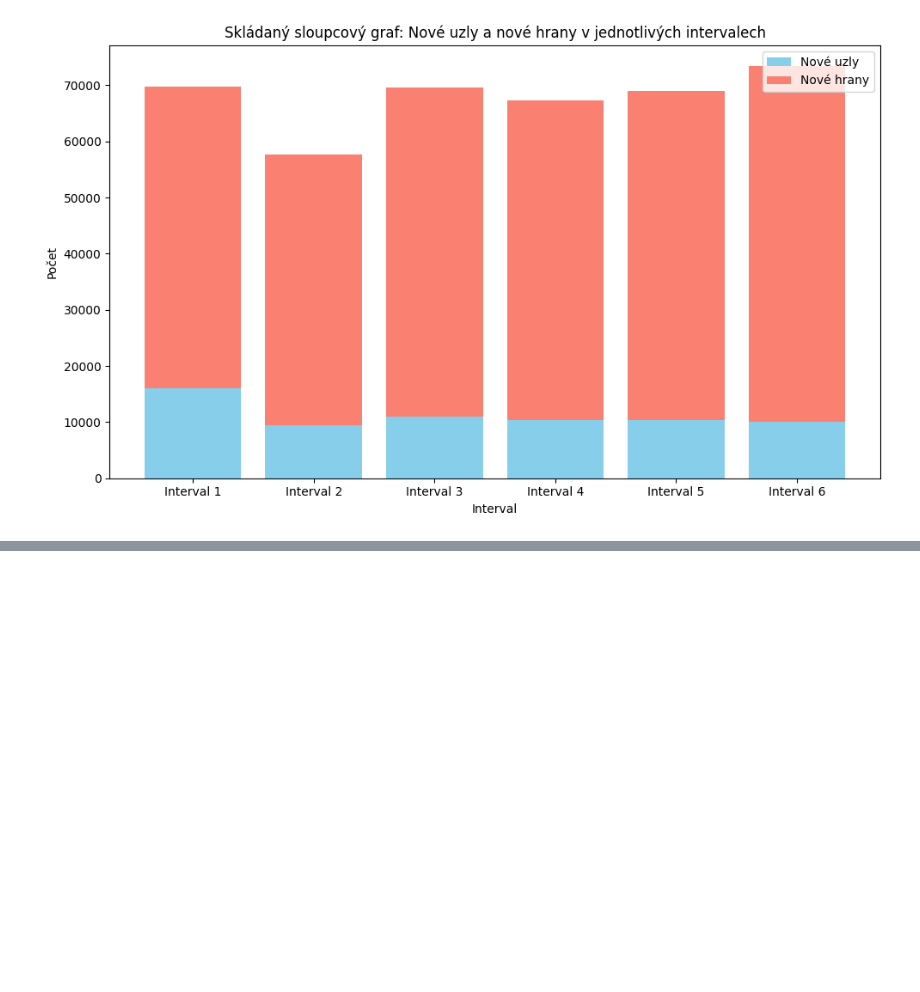
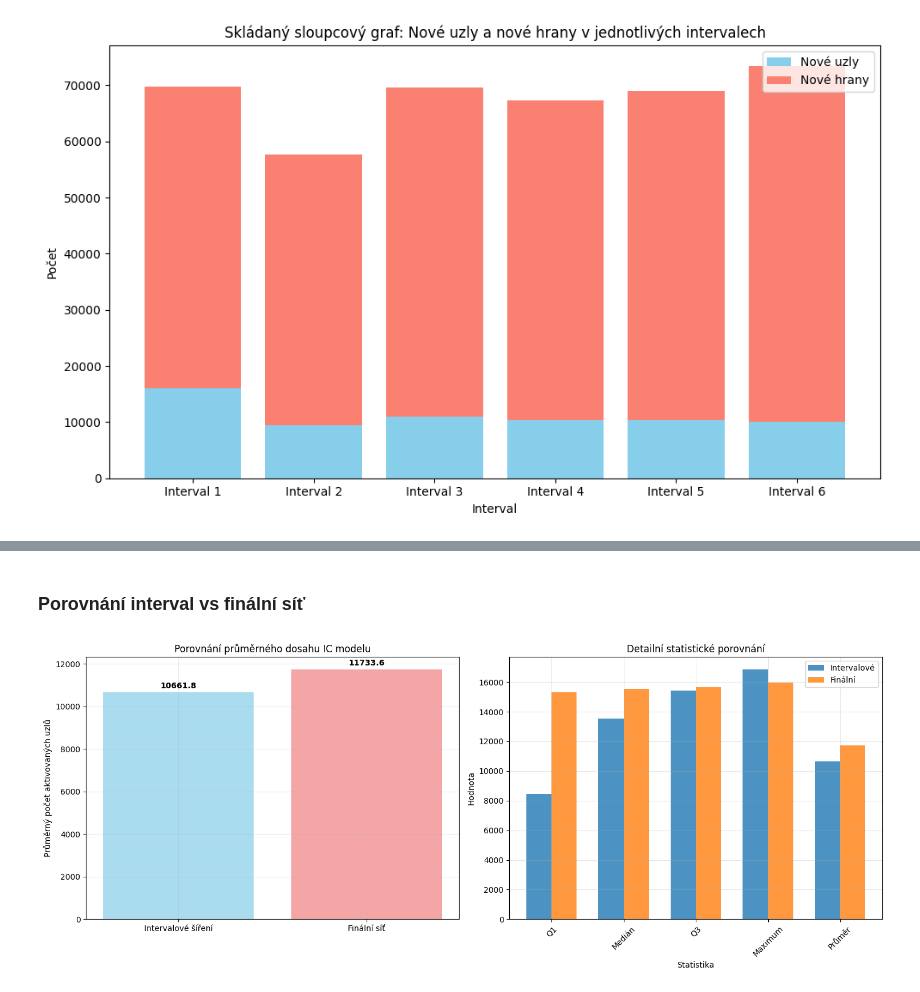
Before and after one commit to SLI0124/metody-analyzy-siti-ii, a Jupyter notebook: projects/data_analysis.ipynb, the cells around one changed output, grey strips where cells are left out. Drawn from its saved outputs; the diff is of its cells as text; code cells hidden in the pictures; blank space fills up the shorter version.

```diff
--- a/projects/data_analysis.ipynb
+++ b/projects/data_analysis.ipynb
@@ -2170,0 +2376,51 @@ plt.show()
+# %% [markdown]
+### Porovnání interval vs finální síť
+# %%
+if 'ic_stats_df' in locals() and not ic_stats_df.empty:
+    interval_row = ic_stats_df[ic_stats_df['type'] == 'interval'].iloc[0]
+    final_row = ic_stats_df[ic_stats_df['type'] == 'final'].iloc[0]
+
+    fig, (ax1, ax2) = plt.subplots(1, 2, figsize=(15, 6))
+
+    # Comparison of means
+    categories = ['Intervalové šíření', 'Finální síť']
+    means = [interval_row['mean'], final_row['mean']]
+
+    bars = ax1.bar(categories, means, color=['skyblue', 'lightcoral'], alpha=0.7)
+    ax1.set_title('Porovnání průměrného dosahu IC modelu')
+    ax1.set_ylabel('Průměrný počet aktivovaných uzlů')
+    ax1.grid(True, alpha=0.3)
+
+    # Add value labels on bars
+    for bar, mean in zip(bars, means):
+        ax1.text(bar.get_x() + bar.get_width()/2, bar.get_height() + max(means)*0.01,
+                f'{mean:.1f}', ha='center', va='bottom', fontweight='bold')
+
+    # Statistical comparison (remove "Minimum")
+    stats_comparison = pd.DataFrame({
+        'Metrika': ['Q1', 'Medián', 'Q3', 'Maximum', 'Průměr'],
+        'Intervalové': [interval_row['q1'], interval_row['median'],
+                       interval_row['q3'], interval_row['max'], interval_row['mean']],
+        'Finální': [final_row['q1'], final_row['median'],
+                   final_row['q3'], final_row['max'], final_row['mean']]
+    })
+
+    x = np.arange(len(stats_comparison))
+    width = 0.35
+
+    ax2.bar(x - width/2, stats_comparison['Intervalové'], width, label='Intervalové', alpha=0.8)
+    ax2.bar(x + width/2, stats_comparison['Finální'], width, label='Finální', alpha=0.8)
+
+    ax2.set_title('Detailní statistické porovnání')
+    ax2.set_xlabel('Statistika')
+    ax2.set_ylabel('Hodnota')
+    ax2.set_xticks(x)
+    ax2.set_xticklabels(stats_comparison['Metrika'], rotation=45)
+    ax2.legend()
+    ax2.grid(True, alpha=0.3)
+
+    plt.tight_layout()
+    plt.savefig(PLOTS_SAVE_PATH / 'interval_vs_final_comparison.png', dpi=300, bbox_inches='tight')
+    plt.show()
+# %% [output]
+[figure, added]
```
Also changed, not shown: parts of 19 cells of this notebook.
